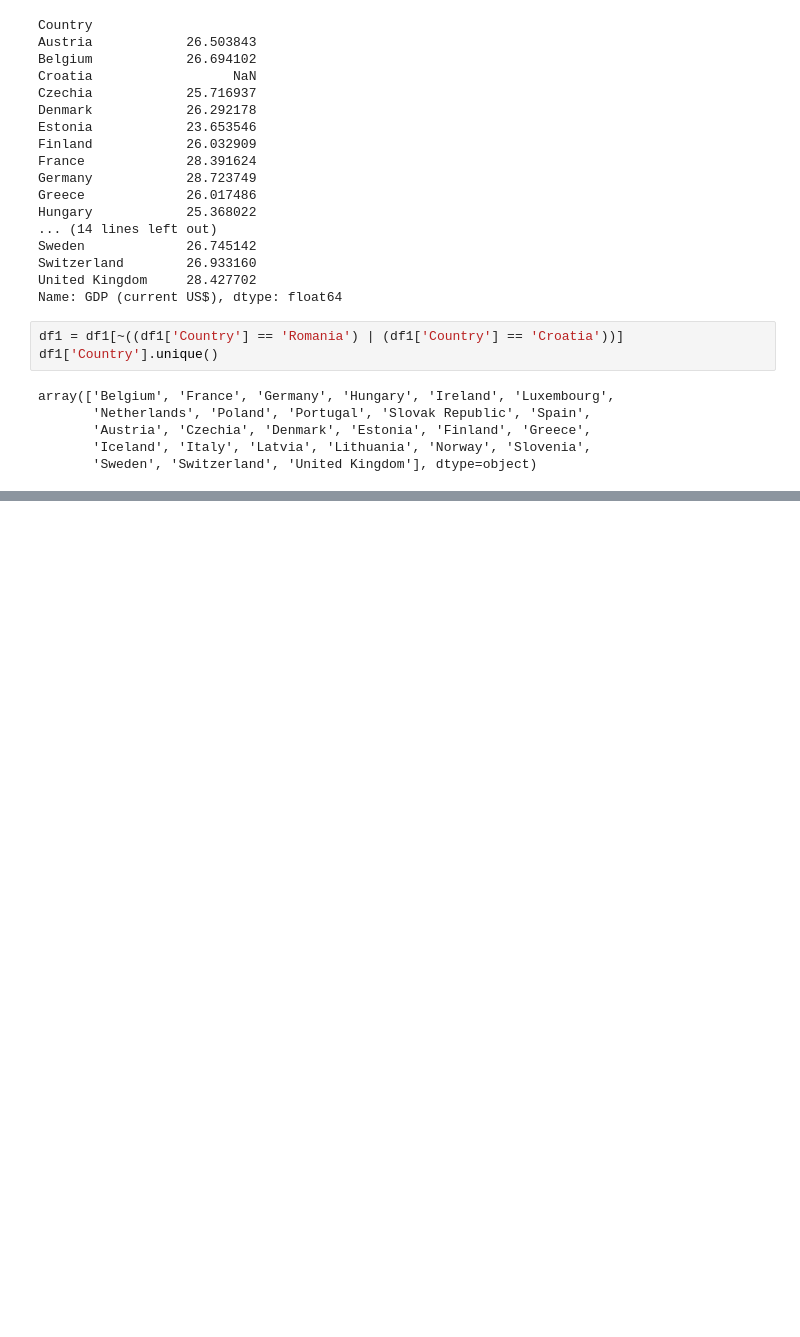
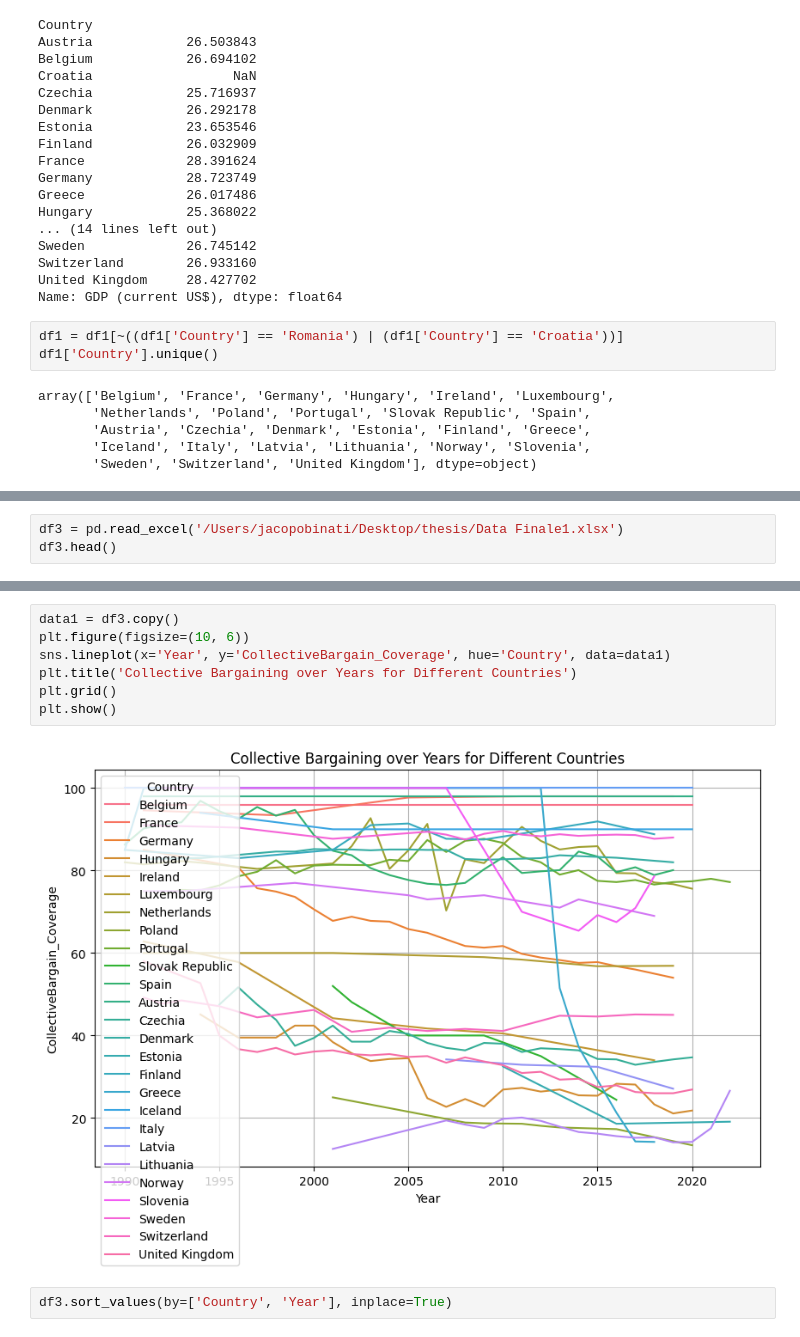
Before and after one commit to Jacopo21/MA_Thesis, a Jupyter notebook: data_preparation.ipynb, the cells around one changed output, grey strips where cells are left out. Saved outputs shown, nothing was run; the diff lists cells and outputs as text; blank space fills up the shorter version.

```diff
--- a/cleaning_merging.ipynb
+++ b/data_preparation.ipynb
@@ -294,0 +255,3 @@ data2.to_excel('Data Finale.xlsx', index=False)
+# %%
+df3 = pd.read_excel('/Users/jacopobinati/Desktop/thesis/Data Finale1.xlsx')
+df3.head()
@@ -294,0 +266,11 @@ data2.to_excel('Data Finale.xlsx', index=False)
+# %%
+data1 = df3.copy()
+plt.figure(figsize=(10, 6))
+sns.lineplot(x='Year', y='CollectiveBargain_Coverage', hue='Country', data=data1)
+plt.title('Collective Bargaining over Years for Different Countries')
+plt.grid()
+plt.show()
+# %% [output]
+[figure, added]
+# %%
+df3.sort_values(by=['Country', 'Year'], inplace=True)
```
Also changed, not shown: parts of 19 cells of this notebook, 15 other files.
